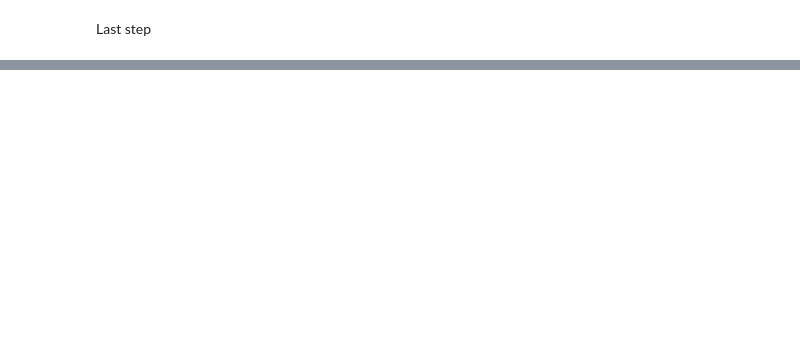
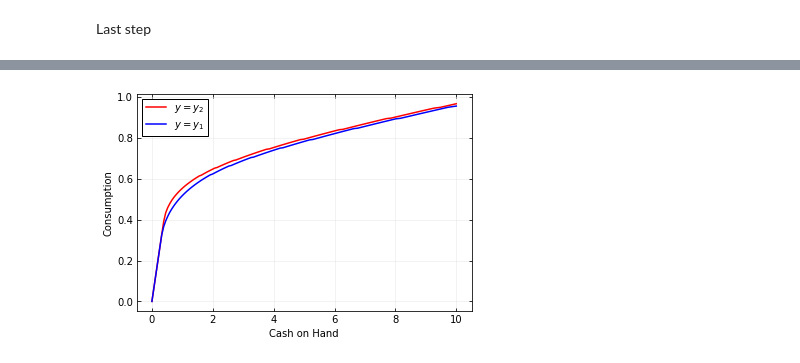
Before and after one commit to madsankern/MA_thesis, a Jupyter notebook: 00 - Illustrate.ipynb, the cells around one changed output, grey strips where cells are left out. Cells and saved outputs as stored; diff of their text form; code cells hidden in the pictures; blank space fills up the shorter version.

```diff
--- a/00 - Illustrate.ipynb
+++ b/00 - Illustrate.ipynb
@@ -204,0 +132,7 @@ Hs
+# %%
+# Solve and simulate the model
+p = 6.427186923955129 # update this
+
+model.par.ph = p
+model.solve()
+model.simulate()
@@ -204,0 +163,20 @@ Hs
+# %%
+# Initialize the figure
+fig = plt.figure(figsize=(6,4))
+ax = fig.add_subplot(1,1,1)
+
+# Plot the avalanche sizes
+ax.plot(model.par.grid_m, model.sol.c_adj[0,0,1,:], linestyle = '-', color = 'red', linewidth = '1.5', label = r'$y=y_2$')
+ax.plot(model.par.grid_m, model.sol.c_adj[0,0,0,:], linestyle = '-', color = 'blue', linewidth = '1.5', label = r'$y=y_1$')
+
+# Plot setting
+ax.set_xlabel('Cash on Hand')
+ax.set_ylabel('Consumption')
+
+ax.grid(visible=True, which = 'major', linestyle='-', linewidth=0.5, color='0.9')
+ax.tick_params(axis='both',bottom=True,top=True,left=True,right=True,direction='in',which='both')
+ax.legend(frameon = True, edgecolor = 'k', facecolor = 'white', framealpha=1, fancybox=False)
+
+plt.savefig('../../tex/figs/c_adj.pdf')
+# %% [output]
+[figure, added]
```
Also changed, not shown: parts of 52 cells of this notebook.
